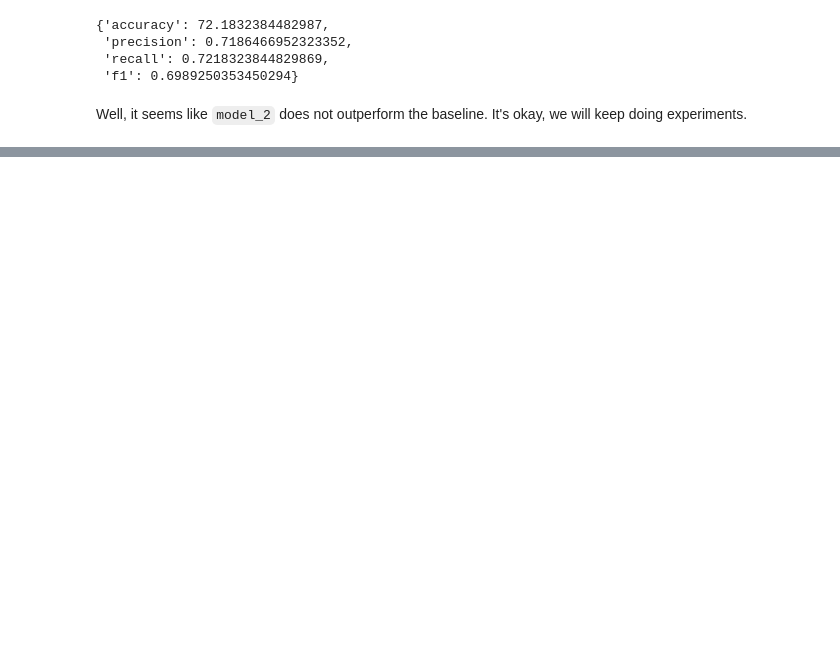
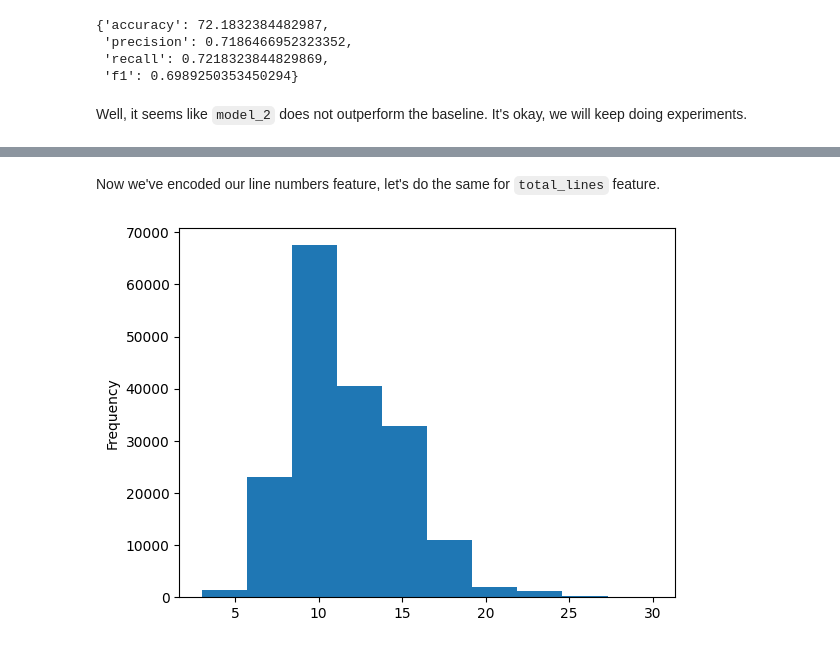
Before and after one commit to PengJuan-AI/TensorFlow_Study, a Jupyter notebook: 09_SkimLit_nlp_milestone_project.ipynb, the cells around one changed output, grey strips where cells are left out. Cells and saved outputs as stored; diff of their text form; code cells hidden in the pictures; blank space fills up the shorter version.

```diff
--- a/09_SkimLit_nlp_milestone_project.ipynb
+++ b/09_SkimLit_nlp_milestone_project.ipynb
@@ -851,0 +1355,7 @@ Well, it seems like `model_2` does not outperform the baseline. It's okay, we wi
+# %% [markdown]
+Now we've encoded our line numbers feature, let's do the same for `total_lines` feature.
+# %%
+# the distribution of total_line in train dataset
+train_df.total_lines.plot.hist();
+# %% [output]
+[figure, added]
```
Also changed, not shown: parts of 112 cells of this notebook.
